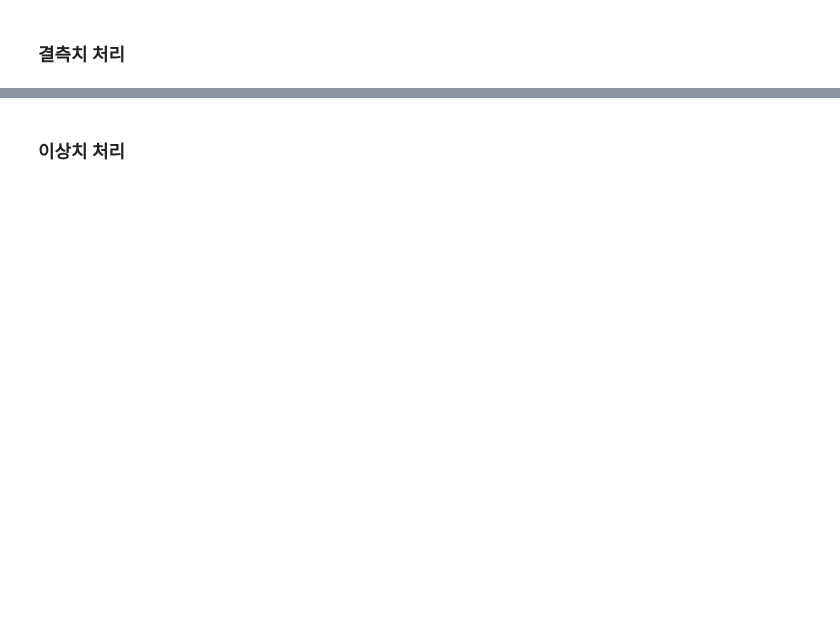
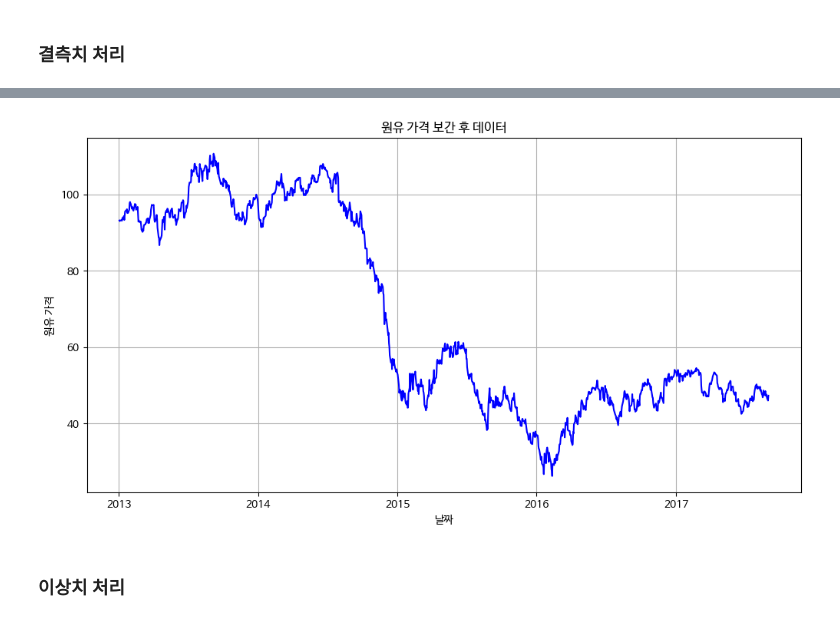
Before and after one commit to minami-cs/Data-Analysis-with-Open-Source, a Jupyter notebook: 오픈소스_데이터_분석_7강.ipynb, the cells around one changed output, grey strips where cells are left out. Drawn from its saved outputs; the diff is of its cells as text; code cells hidden in the pictures; blank space fills up the shorter version.

```diff
--- a/오픈소스_데이터_분석_7강.ipynb
+++ b/오픈소스_데이터_분석_7강.ipynb
@@ -217,0 +304,9 @@ df_date = pd.DataFrame({'date_str':date_str})
+# %%
+import pandas as pd
+
+train = pd.read_csv('train.csv')
+test = pd.read_csv('test.csv')
+stores = pd.read_csv('stores.csv')
+oil = pd.read_csv('oil.csv')
+holidays_events = pd.read_csv('holidays_events.csv')
+transactions = pd.read_csv('transactions.csv')
@@ -256,16 +397,19 @@ plt.show()
 # %%
 oil_cleaned = oil.copy()
 
 ### 선형 보간법 적용한 원유 가격 데이터
-
+# 시간의 흐름에 따라 이어지는 값이므로 선형보간법을 이용해서 사이에 빈 값을 채우
+oil_cleaned['dcoilwtico'] = oil_cleaned['dcoilwtico'].interpolate(method='linear')
 
 plt.figure(figsize=(12, 6))
 plt.plot(oil_cleaned['date'], oil_cleaned['dcoilwtico'], 'b-')
 plt.title("원유 가격 보간 후 데이터")
 plt.xlabel("날짜")
 plt.ylabel("원유 가격")
 plt.grid(True)
 plt.show()
+# %% [output]
+[figure, added]
 # %% [markdown]
 ### 이상치 처리
 # %%
```
Also changed, not shown: parts of 17 cells of this notebook.
